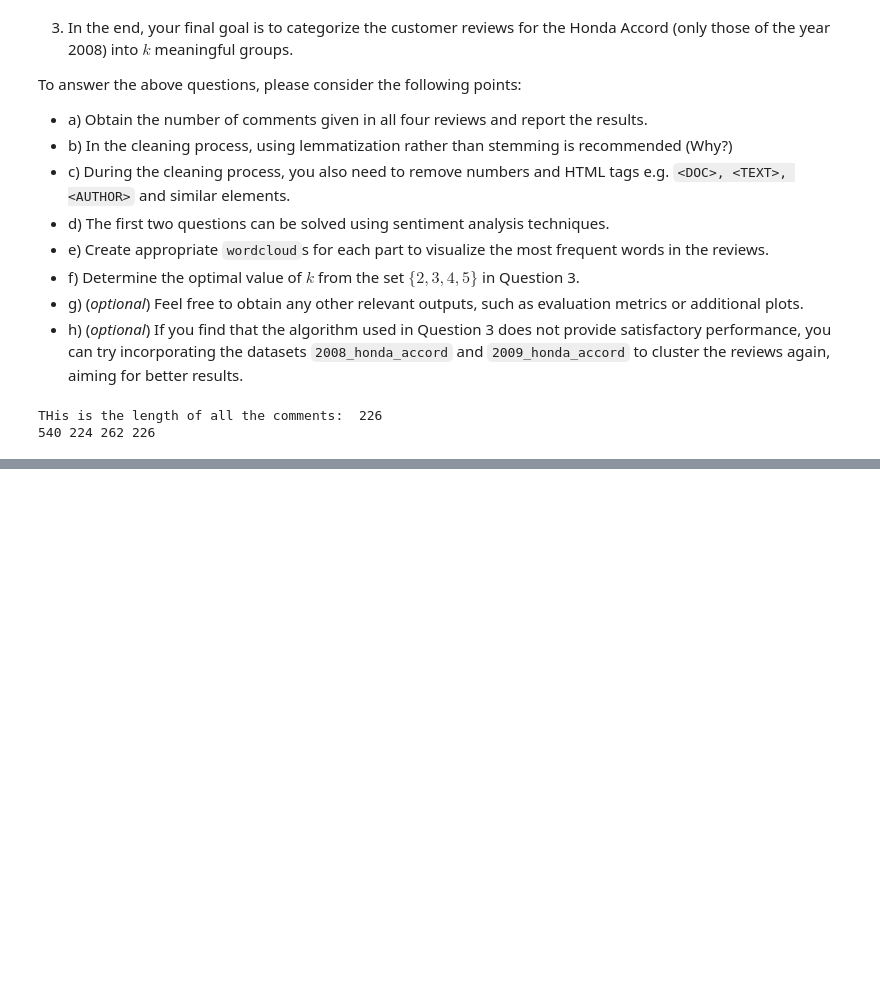
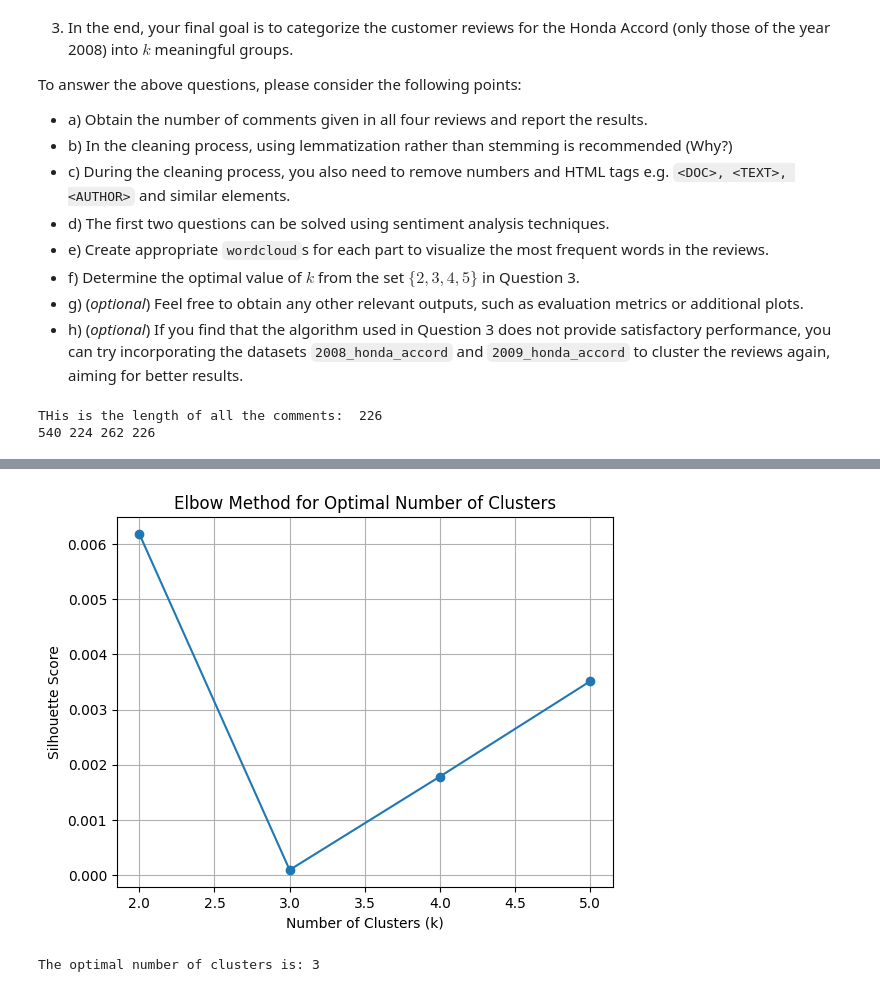
Before and after one commit to S3Stan/STK353_Group_Project, a Jupyter notebook: Final_Project_STK_353.ipynb, the cells around one changed output, grey strips where cells are left out. Saved outputs shown, nothing was run; the diff lists cells and outputs as text; code cells hidden in the pictures; blank space fills up the shorter version.

Commit message:
1. Appended Ahmed's code to Stan's 2. Not ready for main merge

```diff
--- a/Final_Project_STK_353.ipynb
+++ b/Final_Project_STK_353.ipynb
@@ -260,0 +275,53 @@ generate_wordcloud(' '.join(toyota_2009_reviews))
+# %%
+#- f) Determine the optimal value of k from the set {2, 3, 4, 5} in Question 3.
+
+# Version 1
+
+#imports
+from sklearn.feature_extraction.text import TfidfVectorizer
+from sklearn.cluster import KMeans
+from sklearn.metrics import silhouette_score
+import matplotlib.pyplot as plt
+
+# S2: Feature extraction
+tfidf_vectorizer = TfidfVectorizer()
+tfidf_matrix = tfidf_vectorizer.fit_transform(Honda_accord_2008_data['doc'])
+#tfidf_matrix = tfidf_vectorizer.fit_transform(honda_2008_reviews)
+
+# S3: Choossing the evaluation metrics
+
+
+# S4:
+
+# Initialize an empty list to store the WSS values and set range
+silhouette_values = []
+k_values = range(2,6) # trying k from 2 to 10 clusters
+
+
+# Fit K-means for each value of k and calculate WSS;
+for k in k_values:
+
+    kmeans = KMeans(n_clusters=k, random_state=42)
+    cluster_labels = kmeans.fit_predict(tfidf_matrix)
+
+    # Step 5: Evaluate Clusters
+    silhouette_avg = silhouette_score(tfidf_matrix, cluster_labels)
+    silhouette_values.append(silhouette_avg)
+
+
+# Plot the WSS values vs. the number of clusters (k)
+plt.plot(k_values, silhouette_values, marker='o')
+plt.xlabel('Number of Clusters (k)')
+plt.ylabel('Silhouette Score')
+plt.title('Elbow Method for Optimal Number of Clusters')
+plt.grid(True)
+plt.show()
+
+#obtain optimal cluster size from plot
+optimal_clusters_size = 3
+
+# optimal number of clusters
+print("The optimal number of clusters is:", optimal_clusters_size)
+# %% [output]
+[figure, added]
+The optimal number of clusters is: 3
```
Also changed, not shown: parts of 9 cells of this notebook.
